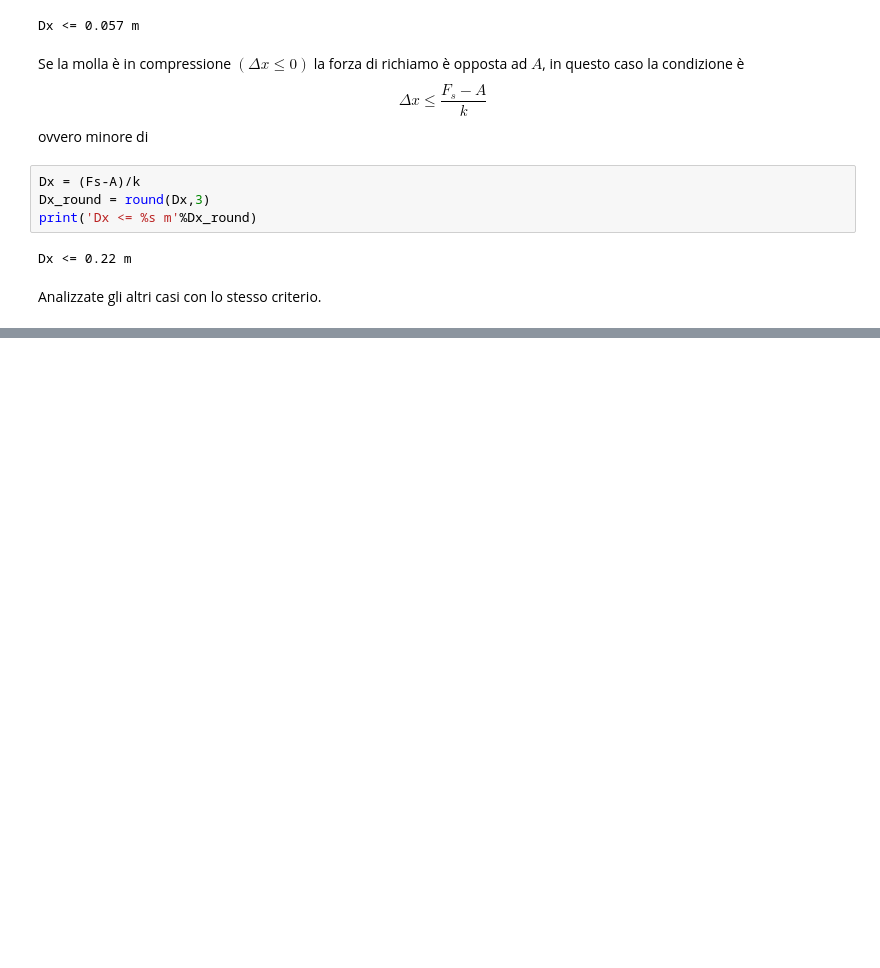
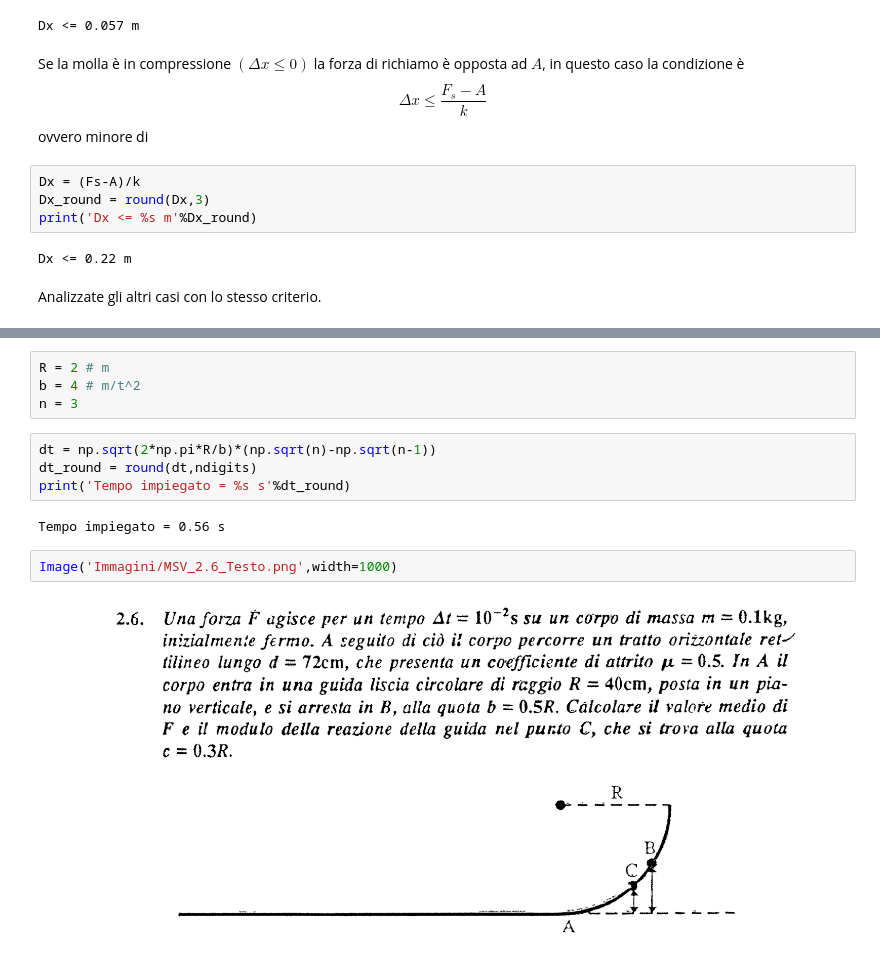
Before and after one commit to marcodalessandro76/Esercitazioni-Fisica-1, a Jupyter notebook: Dinamica punto materiale.ipynb, the cells around one changed output, grey strips where cells are left out. Cells and saved outputs as stored; diff of their text form; blank space fills up the shorter version.

```diff
--- a/Dinamica punto materiale.ipynb
+++ b/Dinamica punto materiale.ipynb
@@ -404,0 +448,14 @@ Analizzate gli altri casi con lo stesso criterio.
+# %%
+R = 2 # m
+b = 4 # m/t^2
+n = 3
+# %%
+dt = np.sqrt(2*np.pi*R/b)*(np.sqrt(n)-np.sqrt(n-1))
+dt_round = round(dt,ndigits)
+print('Tempo impiegato = %s s'%dt_round)
+# %% [output]
+Tempo impiegato = 0.56 s
+# %%
+Image('Immagini/MSV_2.6_Testo.png',width=1000)
+# %% [output]
+[figure, added]
```
Also changed, not shown: parts of 14 cells of this notebook, 4 other files.
